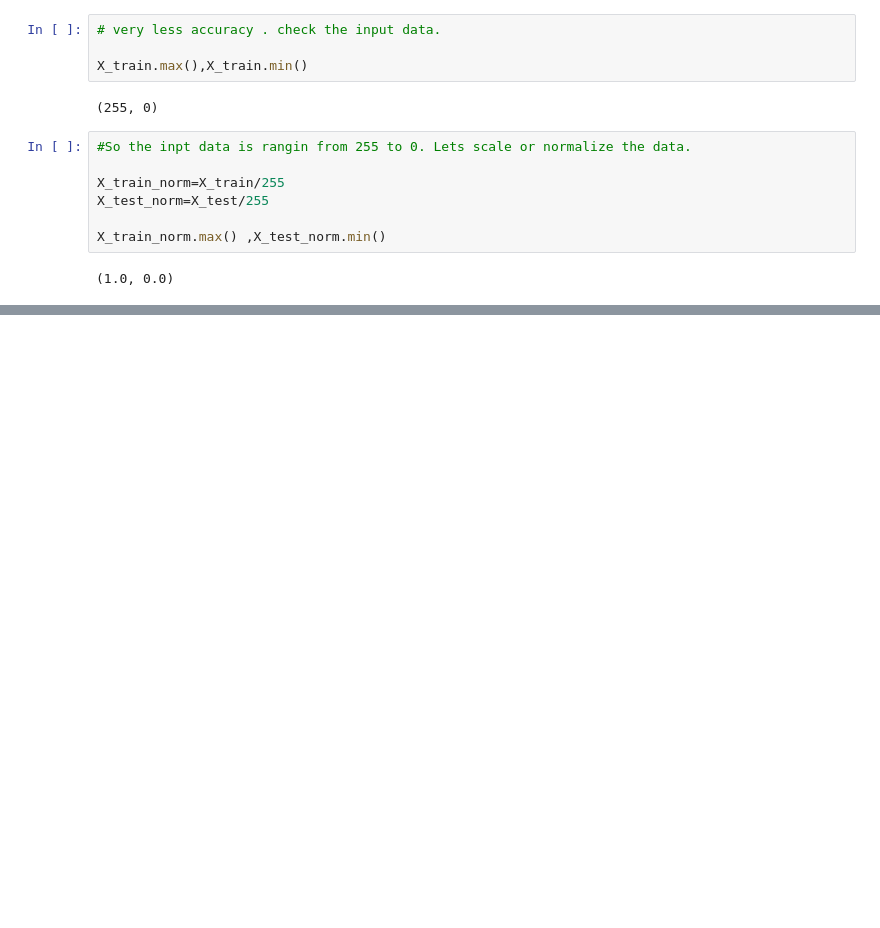
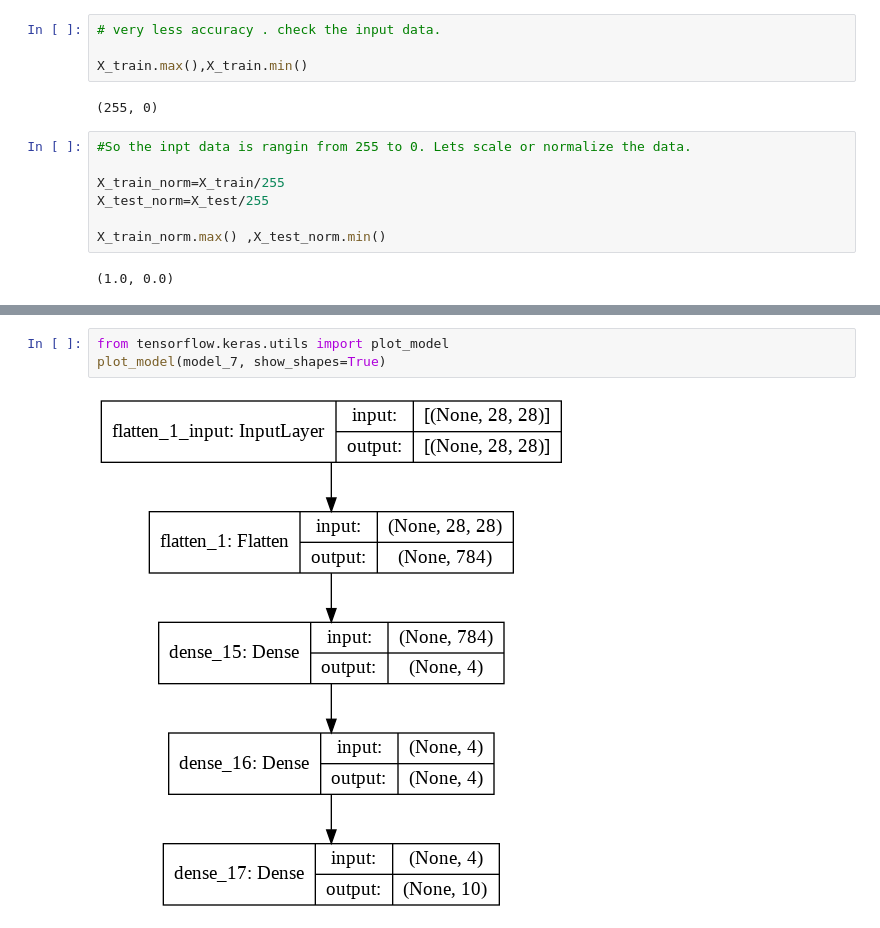
Before and after one commit to hrushikute/DataAnalytics, a Jupyter notebook: 02_neural_netwrok_model_for_classification_using_tensorflow.ipynb, the cells around one changed output, grey strips where cells are left out. Drawn from its saved outputs; the diff is of its cells as text; blank space fills up the shorter version.

```diff
--- a/02_neural_netwrok_model_for_classification_using_tensorflow.ipynb
+++ b/02_neural_netwrok_model_for_classification_using_tensorflow.ipynb
@@ -496,0 +497,5 @@ Epoch 20/20
+# %%
+from tensorflow.keras.utils import plot_model
+plot_model(model_7, show_shapes=True)
+# %% [output]
+[figure, added]
```
Also changed, not shown: parts of 19 cells of this notebook.
